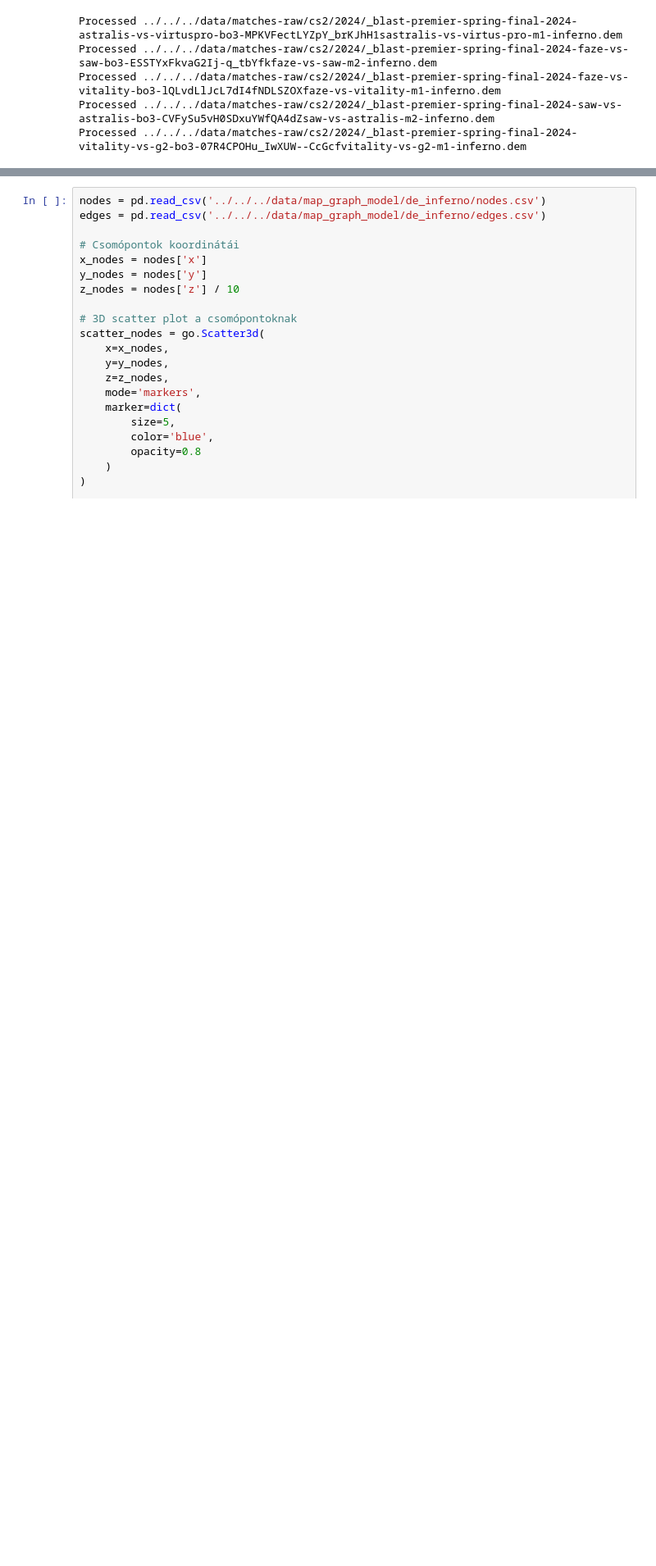
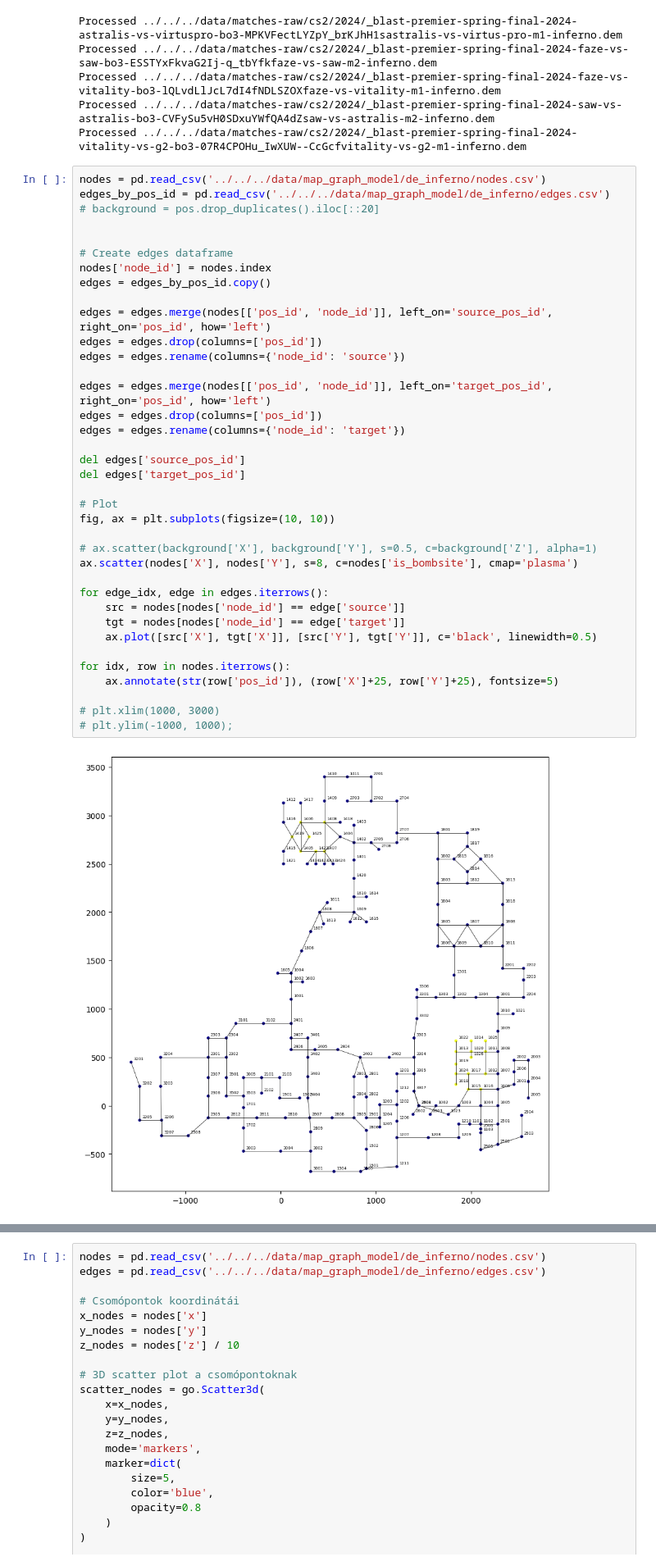
Before and after one commit to szmidapatrik/c2m1TPaeVlsln, a Jupyter notebook: proj/map_graph_model/inferno_graph/CS2_inferno_graph_update.ipynb, the cells around one changed output, grey strips where cells are left out. Shown at 82% size. Cells and saved outputs as stored; diff of their text form; blank space fills up the shorter version.

Commit message:
inferno graph update

```diff
--- a/proj/map_graph_model/inferno_graph/CS2_inferno_graph_update.ipynb
+++ b/proj/map_graph_model/inferno_graph/CS2_inferno_graph_update.ipynb
@@ -39,3 +39,42 @@ Processed ../../../data/matches-raw/cs2/2024/_blast-premier-spring-final-2024-fa
 Processed ../../../data/matches-raw/cs2/2024/_blast-premier-spring-final-2024-faze-vs-vitality-bo3-lQLvdLlJcL7dI4fNDLSZOXfaze-vs-vitality-m1-inferno.dem
 Processed ../../../data/matches-raw/cs2/2024/_blast-premier-spring-final-2024-saw-vs-astralis-bo3-CVFySu5vH0SDxuYWfQA4dZsaw-vs-astralis-m2-inferno.dem
 Processed ../../../data/matches-raw/cs2/2024/_blast-premier-spring-final-2024-vitality-vs-g2-bo3-07R4CPOHu_IwXUW--CcGcfvitality-vs-g2-m1-inferno.dem
+# %%
+nodes = pd.read_csv('../../../data/map_graph_model/de_inferno/nodes.csv')
+edges_by_pos_id = pd.read_csv('../../../data/map_graph_model/de_inferno/edges.csv')
+# background = pos.drop_duplicates().iloc[::20]
+
+
+# Create edges dataframe
+nodes['node_id'] = nodes.index
+edges = edges_by_pos_id.copy()
+
+edges = edges.merge(nodes[['pos_id', 'node_id']], left_on='source_pos_id', right_on='pos_id', how='left')
+edges = edges.drop(columns=['pos_id'])
+edges = edges.rename(columns={'node_id': 'source'})
+
+edges = edges.merge(nodes[['pos_id', 'node_id']], left_on='target_pos_id', right_on='pos_id', how='left')
+edges = edges.drop(columns=['pos_id'])
+edges = edges.rename(columns={'node_id': 'target'})
+
+del edges['source_pos_id']
+del edges['target_pos_id']
+
+# Plot
+fig, ax = plt.subplots(figsize=(10, 10))
+
+# ax.scatter(background['X'], background['Y'], s=0.5, c=background['Z'], alpha=1)
+ax.scatter(nodes['X'], nodes['Y'], s=8, c=nodes['is_bombsite'], cmap='plasma')
+
+for edge_idx, edge in edges.iterrows():
+    src = nodes[nodes['node_id'] == edge['source']]
+    tgt = nodes[nodes['node_id'] == edge['target']]
+    ax.plot([src['X'], tgt['X']], [src['Y'], tgt['Y']], c='black', linewidth=0.5)
+
+for idx, row in nodes.iterrows():
+    ax.annotate(str(row['pos_id']), (row['X']+25, row['Y']+25), fontsize=5)
+
+# plt.xlim(1000, 3000)
+# plt.ylim(-1000, 1000);
+# %% [output]
+[figure, added]
```
Also changed, not shown: parts of 5 cells of this notebook, 3 other files.
